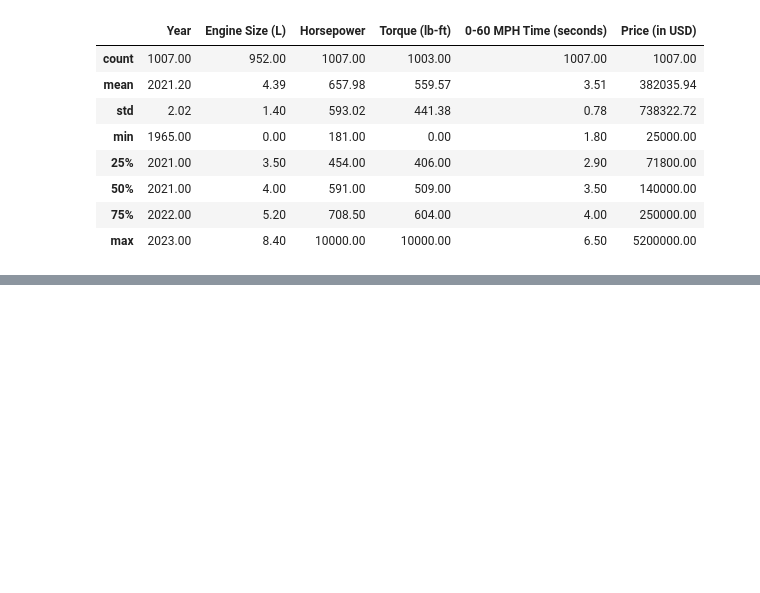
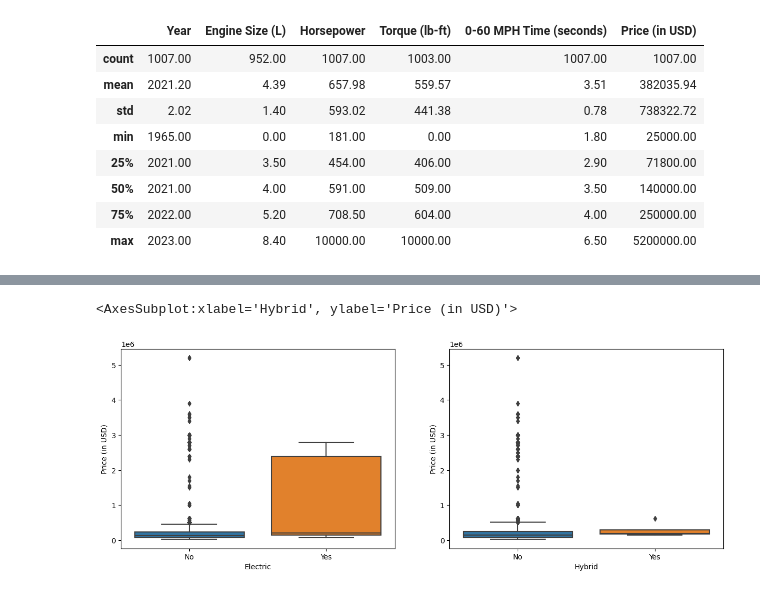
Before and after one commit to thomaschow0716/Sports_cars, a Jupyter notebook: Sports Cars.ipynb, the cells around one changed output, grey strips where cells are left out. Cells and saved outputs as stored; diff of their text form; code cells hidden in the pictures; blank space fills up the shorter version.

```diff
--- a/Sports Cars.ipynb
+++ b/Sports Cars.ipynb
@@ -170,0 +184,15 @@ plt.show()
+# %%
+plt.figure(figsize=(15, 5))
+
+plt.subplot(1,2,1)
+electric = sports_cars['Electric'].copy()
+electric = electric.apply(lambda x : 'Yes' if x != 'No' else x)
+sns.boxplot(x = electric, y = sports_cars['Price (in USD)'])
+
+plt.subplot(1,2,2)
+hybrid = sports_cars['Hybrid'].copy()
+hybrid = hybrid.apply(lambda x : 'Yes' if x != 'No' else x)
+sns.boxplot(x = hybrid, y = sports_cars['Price (in USD)'])
+# %% [output]
+<AxesSubplot:xlabel='Hybrid', ylabel='Price (in USD)'>
+[figure, added]
```
Also changed, not shown: parts of 4 cells of this notebook.
